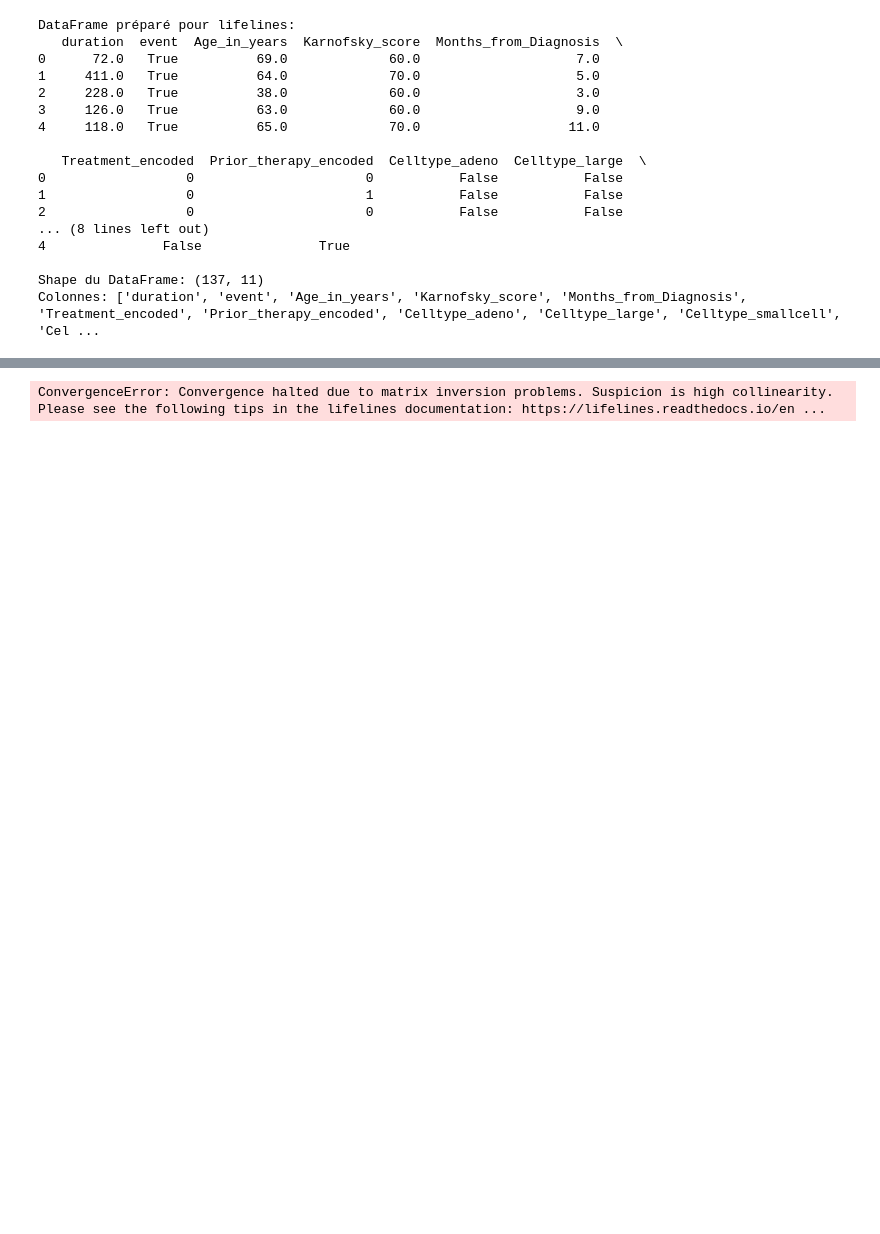
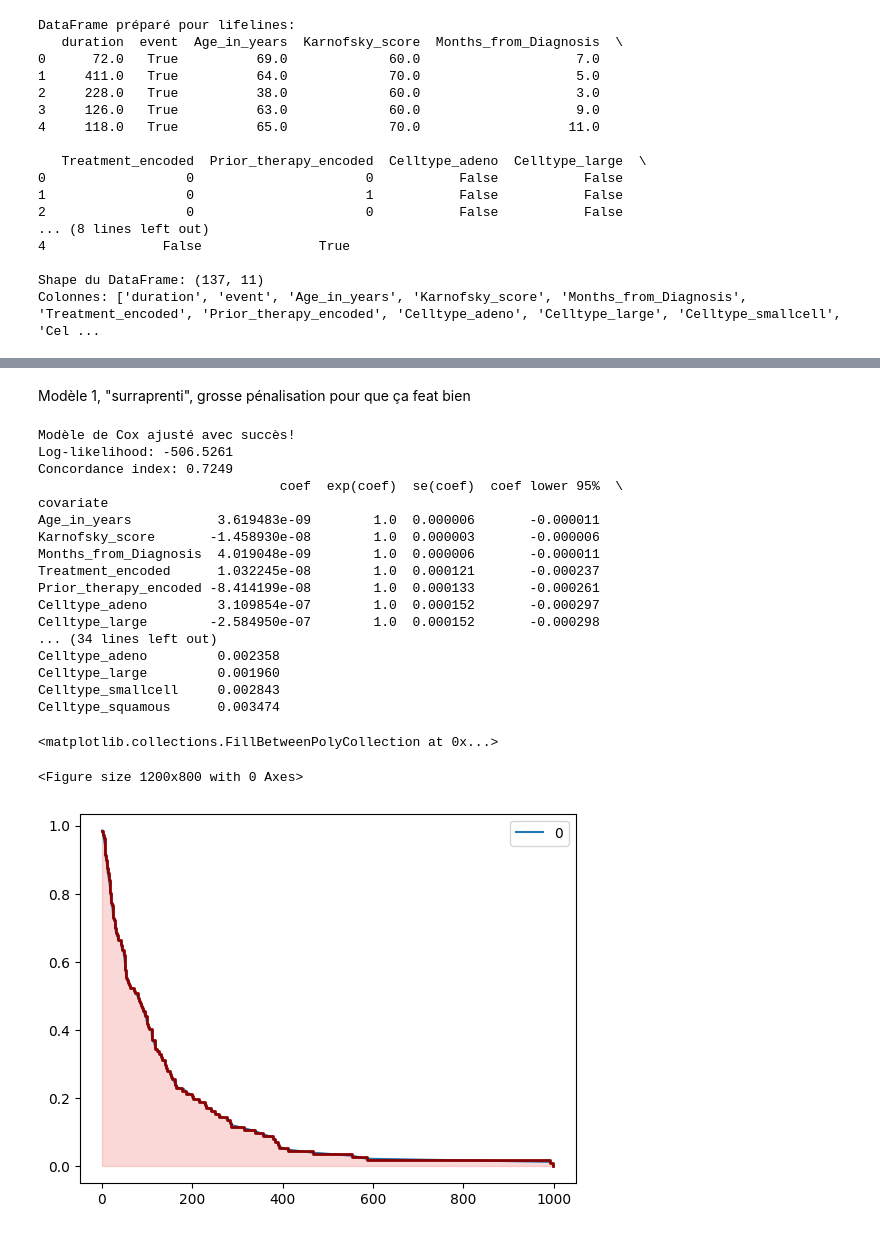
Before and after one commit to thomaspogu/Survival-analysis---Projet-ORRA, a Jupyter notebook: k_m_estimator_skicit.ipynb, the cells around one changed output, grey strips where cells are left out. Drawn from its saved outputs; the diff is of its cells as text; code cells hidden in the pictures; blank space fills up the shorter version.

```diff
--- a/k_m_estimator_skicit.ipynb
+++ b/k_m_estimator_skicit.ipynb
@@ -138,27 +162,50 @@ Colonnes: ['duration', 'event', 'Age_in_years', 'Karnofsky_score', 'Months_from_
+# %% [markdown]
+Modèle 1, "surraprenti", grosse pénalisation pour que ça feat bien
 # %%
 # Créer et ajuster le modèle de Cox
-cph = CoxPHFitter()
+cph1 = CoxPHFitter(penalizer=100, l1_ratio=0.5)  # Pénalisation L2 pour la régularisation
 
 # Définir les covariables à inclure dans le modèle (sans Treatment)
 covariates = [
     'Age_in_years',
     'Karnofsky_score',
     'Months_from_Diagnosis',
     'Prior_therapy_encoded',
     'Celltype_adeno',
     'Celltype_large',
     'Celltype_smallcell',
     'Celltype_squamous'
 ]
 
 # Ajuster le modèle de Cox
-cph.fit(df_survival.drop("Treatment_encoded", axis="columns"), duration_col='duration', event_col='event')
+cph1.fit(df_survival, duration_col='duration', event_col='event')
 
 print("Modèle de Cox ajusté avec succès!")
-print(f"Nombre d'observations: {cph.n_observations_}")
-print(f"Nombre d'événements: {cph.n_events_}")
-print(f"Log-likelihood: {cph.log_likelihood_:.4f}")
-print(f"AIC: {cph.AIC_:.4f}")
-print(f"Concordance index: {cph.concordance_index_:.4f}")
+print(f"Log-likelihood: {cph1.log_likelihood_:.4f}")
+print(f"Concordance index: {cph1.concordance_index_:.4f}")
+print(cph1.summary)
+plt.figure(figsize=(12, 8))
+cph1.predict_survival_function(df_survival.iloc[0]).plot()
+plt.step(time, survival_prob, where="post", linewidth=2, color='darkred')
+plt.fill_between(time, survival_prob, step="post", alpha=0.3, color='lightcoral')
 # %% [output]
-ConvergenceError: Convergence halted due to matrix inversion problems. Suspicion is high collinearity. Please see the following tips in the lifelines documentation: https://lifelines.readthedocs.io/en ...
+Modèle de Cox ajusté avec succès!
+Log-likelihood: -506.5261
+Concordance index: 0.7249
+                               coef  exp(coef)  se(coef)  coef lower 95%  \
+covariate
+Age_in_years           3.619483e-09        1.0  0.000006       -0.000011
+Karnofsky_score       -1.458930e-08        1.0  0.000003       -0.000006
+Months_from_Diagnosis  4.019048e-09        1.0  0.000006       -0.000011
+Treatment_encoded      1.032245e-08        1.0  0.000121       -0.000237
+Prior_therapy_encoded -8.414199e-08        1.0  0.000133       -0.000261
+Celltype_adeno         3.109854e-07        1.0  0.000152       -0.000297
+Celltype_large        -2.584950e-07        1.0  0.000152       -0.000298
+... (34 lines left out)
+Celltype_adeno         0.002358
+Celltype_large         0.001960
+Celltype_smallcell     0.002843
+Celltype_squamous      0.003474
+<matplotlib.collections.FillBetweenPolyCollection at 0x...>
+<Figure size 1200x800 with 0 Axes>
+[figure, added]
```
Also changed, not shown: parts of 8 cells of this notebook.
